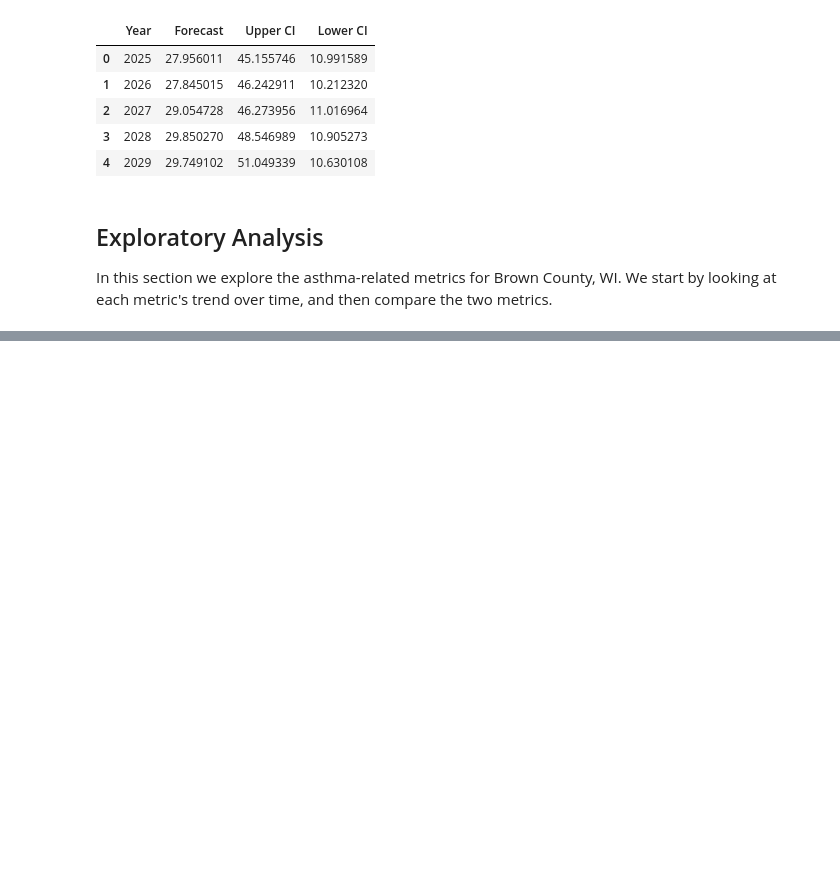
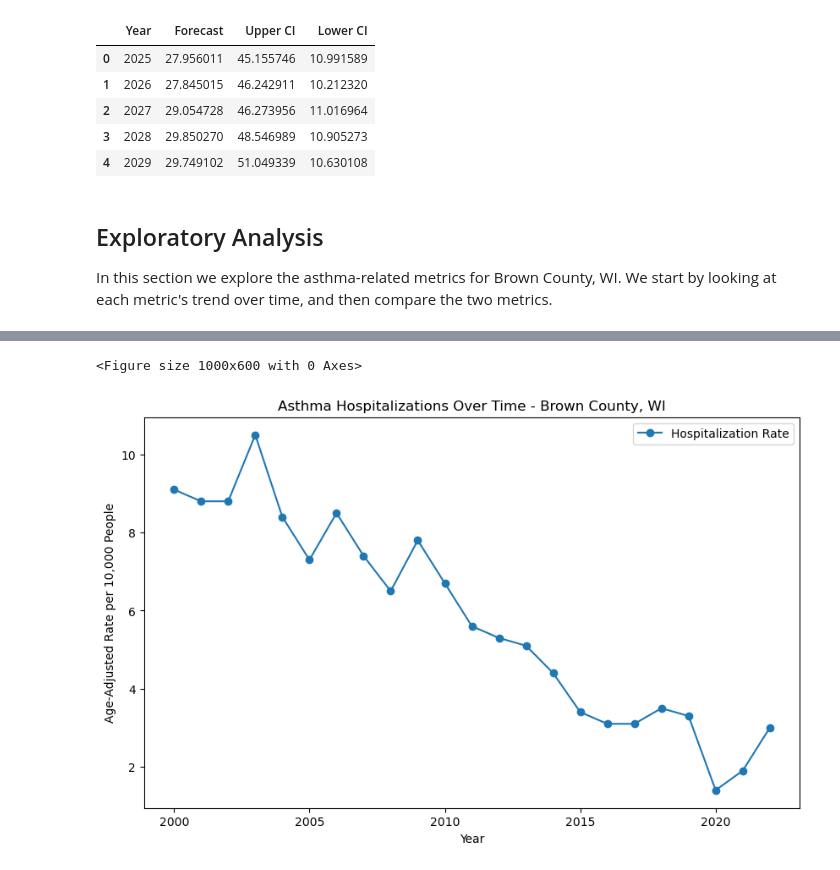
Before and after one commit to ezhang17/wildfire-analysis, a Jupyter notebook: asthma_analysis.ipynb, the cells around one changed output, grey strips where cells are left out. Cells and saved outputs as stored; diff of their text form; code cells hidden in the pictures; blank space fills up the shorter version.

```diff
--- a/asthma_analysis.ipynb
+++ b/asthma_analysis.ipynb
@@ -150,0 +155,11 @@ plt.show()
+# %%
+# plot hospitalizations over time
+plt.figure(figsize=(10, 6))
+hospitalizations.plot(x='Year', y='Hospitalization Rate', kind='line', marker='o',
+                      title='Asthma Hospitalizations Over Time - Brown County, WI', figsize=(10, 6))
+plt.xlabel('Year')
+plt.ylabel('Age-Adjusted Rate per 10,000 People')
+plt.show()
+# %% [output]
+<Figure size 1000x600 with 0 Axes>
+[figure, added]
```
Also changed, not shown: parts of 2 cells of this notebook, 1 other file.
